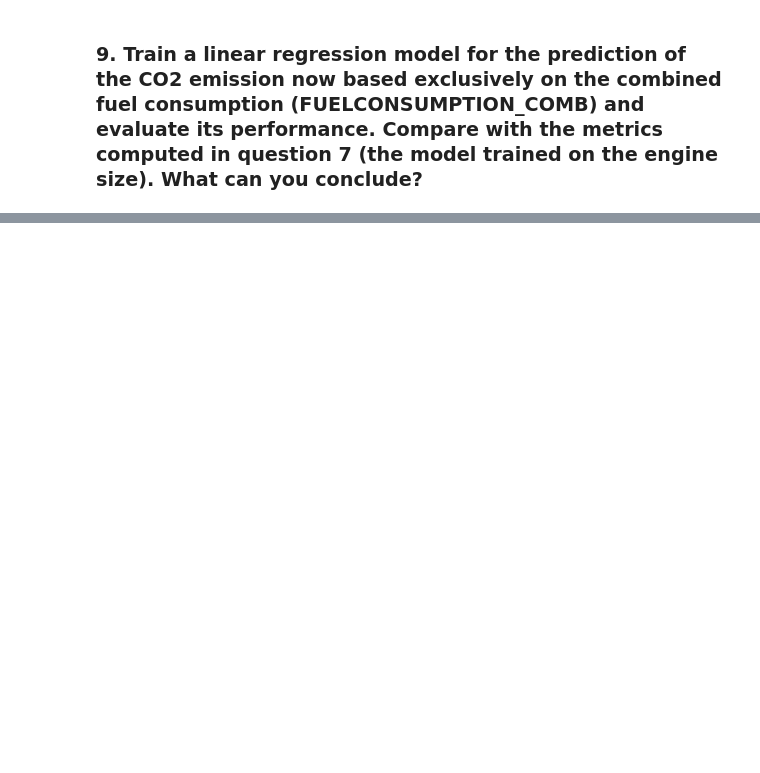
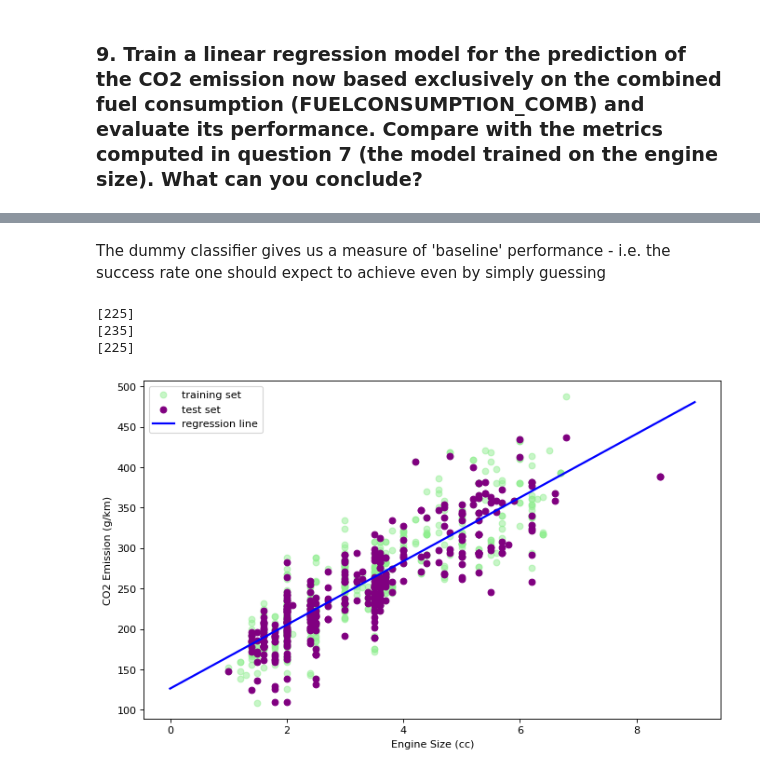
Before and after one commit to ediziks/EPITA-DSA-Notes, a Jupyter notebook: FoundationsOfStatisticalAnalysisAndMachineLearning[FSAML]/class3/Assgnmnt 3/ML_course03_practice.ipynb, the cells around one changed output, grey strips where cells are left out. Drawn from its saved outputs; the diff is of its cells as text; code cells hidden in the pictures; blank space fills up the shorter version.

```diff
--- a/FoundationsOfStatisticalAnalysisAndMachineLearning[FSAML]/class3/Assgnmnt 3/ML_course03_practice.ipynb
+++ b/FoundationsOfStatisticalAnalysisAndMachineLearning[FSAML]/class3/Assgnmnt 3/ML_course03_practice.ipynb
@@ -308,0 +412,38 @@ __HINT__: as you will be performing the same operations multiple times on differ
+# %%
+Xd = data['ENGINESIZE']
+yd = data['CO2EMISSIONS']
+
+Xd_train, Xd_test, yd_train, yd_test = train_test_split(Xd, yd, test_size = 0.33, random_state = 0)
+# %% [markdown]
+The dummy classifier gives us a measure of 'baseline' performance - i.e. the success rate one should expect to achieve even by simply guessing
+# %%
+from sklearn.dummy import DummyClassifier
+
+
+strategies = ['most_frequent', 'stratified', 'uniform'] #, 'constant']
+
+test_scores = []
+for s in strategies:
+    dclf = DummyClassifier(strategy = s, random_state = 0)
+    dclf.fit(Xd_train, yd_train)
+    print(dclf.predict([1]))
+    score = dclf.score(Xd_test, yd_test)
+    test_scores.append(score)
+# %% [output]
+[225]
+[235]
+[225]
+# %%
+Xd_plot = np.arange(0,10,1).reshape(-1, 1)
+yd_plot = regressor.predict(Xd_plot)
+
+plt.figure(figsize=(10,6), dpi= 80)
+plt.scatter(Xd_train, yd_train, c='lightgreen', label='training set', alpha=0.5)
+plt.scatter(Xd_test, yd_test, c='purple', label='test set')
+plt.plot(Xd_plot, yd_plot, c='blue', label='regression line', linewidth=2)
+plt.xlabel("Engine Size (cc)")
+plt.ylabel("CO2 Emission (g/km)")
+plt.legend()
+plt.show()
+# %% [output]
+[figure, added]
```
Also changed, not shown: parts of 28 cells of this notebook, 2 other files.
